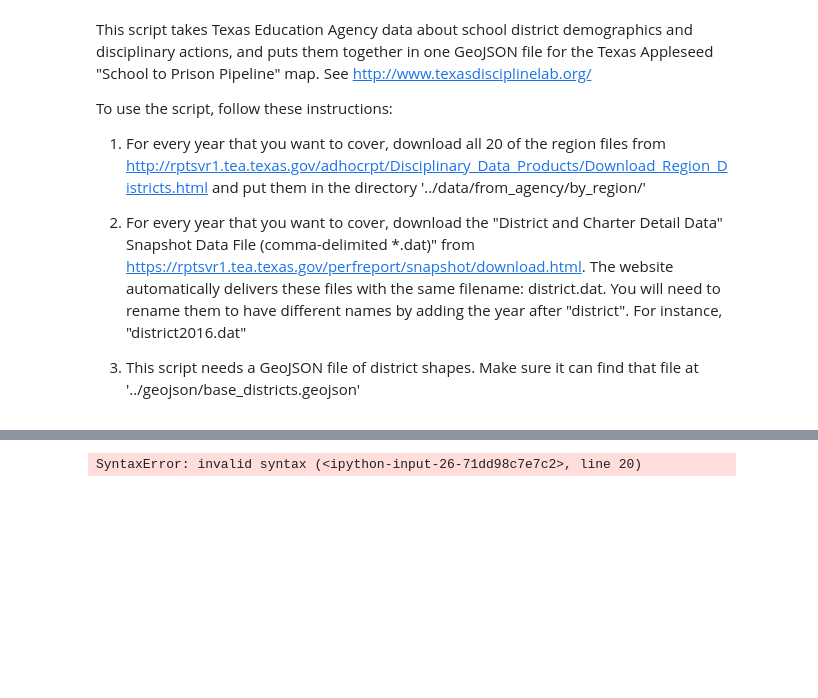
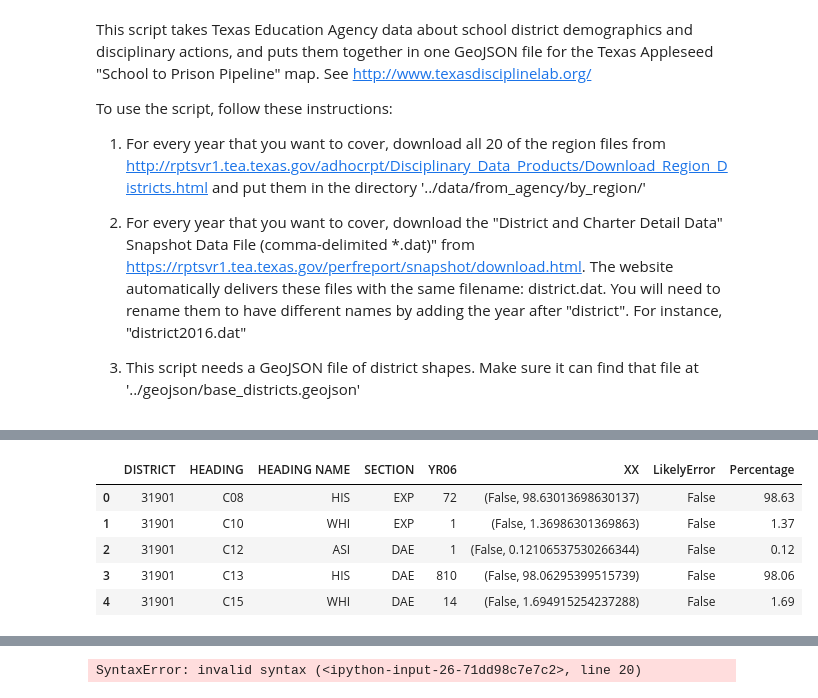
Before and after one commit to txappleseed/txappleseedmap, a Jupyter notebook: scripts/TEAtoGeoJSON.ipynb, the cells around one changed output, grey strips where cells are left out. Saved outputs shown, nothing was run; the diff lists cells and outputs as text; code cells hidden in the pictures; blank space fills up the shorter version.

```diff
--- a/scripts/TEAtoGeoJSON.ipynb
+++ b/scripts/TEAtoGeoJSON.ipynb
@@ -276,4 +293,4 @@ year_col
 # %%
-year_col = "YR06"
+year_col = "YR" + str(year)[-2:]
 apple[1000:1001][year_col].values[0]
 # %% [output]
@@ -288,19 +329,26 @@ district[67908]["DPETALLC"]
 # For districts overall, need columns that show what percentage of the state population they have
 # and what percentage of the punishments?
 
+from decimal import Decimal
+
 def getLE(x):
 
-    # Collects the correct values from the apple and district dataframes and calls the "impossible" function,
-    # which looks for data errors
+    # Collects the correct values from the dataframes called "apple" and "district"
+    # and calls the "impossible" function, which looks for data errors
 
-    if x["HEADING NAME"] == "ALL":
-        return False
+    # This function refers to the district dataframe without taking it as a parameter
+
+
     distPop = district.loc[x["DISTRICT"]]["DPETALLC"]
-    racePop = district.loc[x["DISTRICT"]]["DPET{}P".format(x["HEADING NAME"])]
     all_punishments = apple[apple["DISTRICT"] == x["DISTRICT"]][apple["SECTION"] == x["SECTION"]][apple["HEADING NAME"] == "ALL"][year_col].values[0]
     # all_punishments = apple.loc[x["DISTRICT"]][x["SECTION"]]["ALL"]
     group_punishments = x[year_col]
-    return impossible(distPop, racePop, all_punishments, group_punishments)
+    # trying to make this run faster by returning info for two columns, then splitting them
+    if x["HEADING NAME"] == "ALL":
+        return (False, group_punishments / all_punishments * 100)
+    else:
+        raceP = district.loc[x["DISTRICT"]]["DPET{}P".format(x["HEADING NAME"])]
+        return (impossible(distPop, raceP, all_punishments, group_punishments), group_punishments / all_punishments * 100)
 
-apple = apple.reset_index()
-apple["LikelyError"] = apple.apply(lambda x: getLE(x), axis=1)
+apple["XX"] = apple.apply(lambda x: getLE(x), axis=1)
+# apple[apple["LikelyError"] == True]
@@ -327,0 +355,9 @@ apple[apple["LikelyError"] == True]
+# %%
+apple[:5]
+# %% [output]
+|  | DISTRICT | HEADING | HEADING NAME | SECTION | YR06 | XX | LikelyError | Percentage |
+| 0 | 31901 | C08 | HIS | EXP | 72 | (False, 98.63013698630137) | False | 98.63 |
+| 1 | 31901 | C10 | WHI | EXP | 1 | (False, 1.36986301369863) | False | 1.37 |
+| 2 | 31901 | C12 | ASI | DAE | 1 | (False, 0.12106537530266344) | False | 0.12 |
+| 3 | 31901 | C13 | HIS | DAE | 810 | (False, 98.06295399515739) | False | 98.06 |
+| 4 | 31901 | C15 | WHI | DAE | 14 | (False, 1.694915254237288) | False | 1.69 |
```
Also changed, not shown: parts of 17 cells of this notebook.
